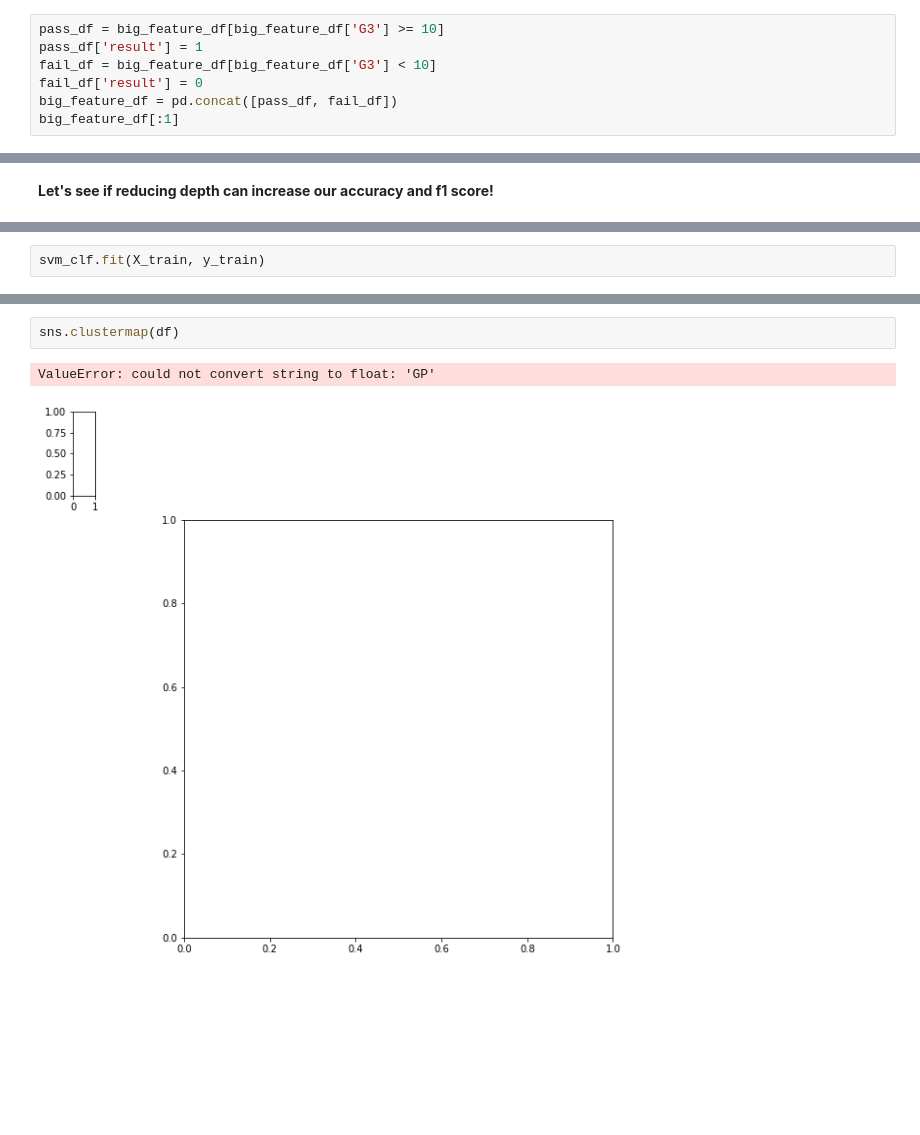
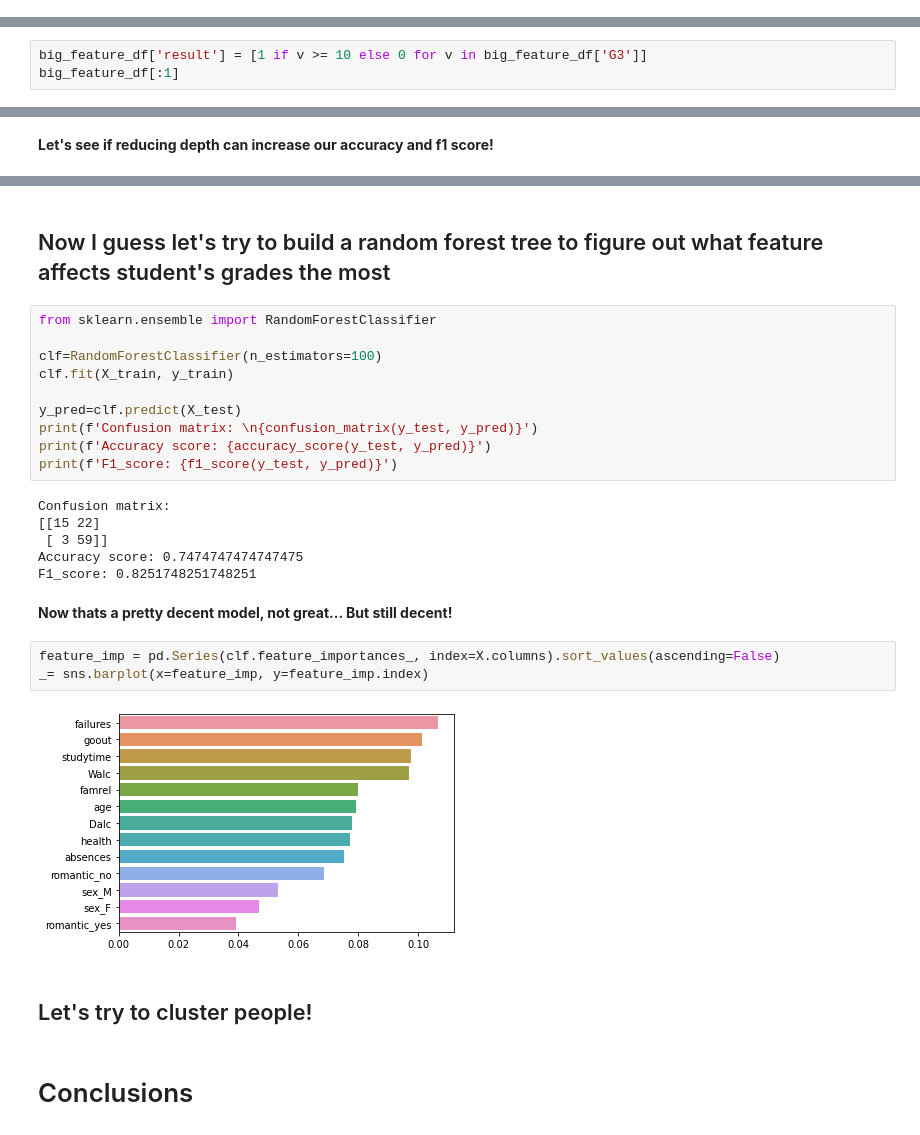
Before and after one commit to APNovichkov/python-ml, a Jupyter notebook: final-project/final-project.ipynb, the cells around one changed output, grey strips where cells are left out. Drawn from its saved outputs; the diff is of its cells as text; blank space fills up the shorter version.

Commit message:
[add] Added random forest classifier to final project

```diff
--- a/final-project/final-project.ipynb
+++ b/final-project/final-project.ipynb
@@ -257,10 +228,3 @@ big_feature_df[:1]
 | 0 | 18 | 2 | 0 | 4 | 1 | 1 | 6 | 4 | 3 | 6 | 1 | ... |
 # %% [markdown]
 **Let's say that if G3 is >= 10 the person is passing, but if < 10 person is failing**
-# %%
-pass_df = big_feature_df[big_feature_df['G3'] >= 10]
-pass_df['result'] = 1
-fail_df = big_feature_df[big_feature_df['G3'] < 10]
-fail_df['result'] = 0
-big_feature_df = pd.concat([pass_df, fail_df])
-big_feature_df[:1]
@@ -279,0 +231,3 @@ See the caveats in the documentation: https://pandas.pydata.org/pandas-docs/stab
+# %%
+big_feature_df['result'] = [1 if v >= 10 else 0 for v in big_feature_df['G3']]
+big_feature_df[:1]
@@ -505,2 +457,0 @@ array([0.89165745, 0.11888766, 0.        , 0.17833149, 0.05944383,
-# %%
-svm_clf.fit(X_train, y_train)
@@ -644,5 +458,29 @@ _= sns.distplot(df['famrel'], kde=False)
-# %%
-sns.clustermap(df)
-# %% [output]
-ValueError: could not convert string to float: 'GP'
-[figure, removed]
+# %% [markdown]
+## Now I guess let's try to build a random forest tree to figure out what feature affects student's grades the most
+# %%
+from sklearn.ensemble import RandomForestClassifier
+
+clf=RandomForestClassifier(n_estimators=100)
+clf.fit(X_train, y_train)
+
+y_pred=clf.predict(X_test)
+print(f'Confusion matrix: \n{confusion_matrix(y_test, y_pred)}')
+print(f'Accuracy score: {accuracy_score(y_test, y_pred)}')
+print(f'F1_score: {f1_score(y_test, y_pred)}')
+# %% [output]
+Confusion matrix:
+[[15 22]
+ [ 3 59]]
+Accuracy score: 0.7474747474747475
+F1_score: 0.8251748251748251
+# %% [markdown]
+**Now thats a pretty decent model, not great... But still decent!**
+# %%
+feature_imp = pd.Series(clf.feature_importances_, index=X.columns).sort_values(ascending=False)
+_= sns.barplot(x=feature_imp, y=feature_imp.index)
+# %% [output]
+[figure, added]
+# %% [markdown]
+## Let's try to cluster people!
+# %% [markdown]
+# Conclusions
```
Also changed, not shown: parts of 36 cells of this notebook.
